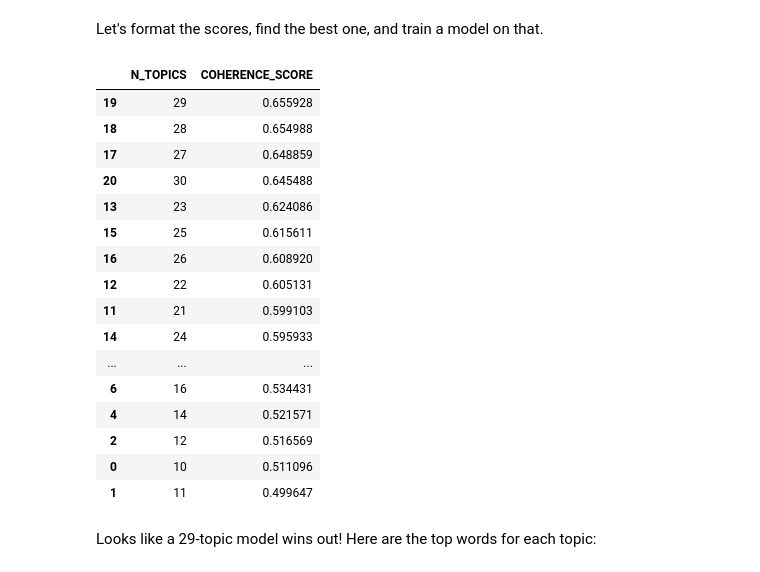
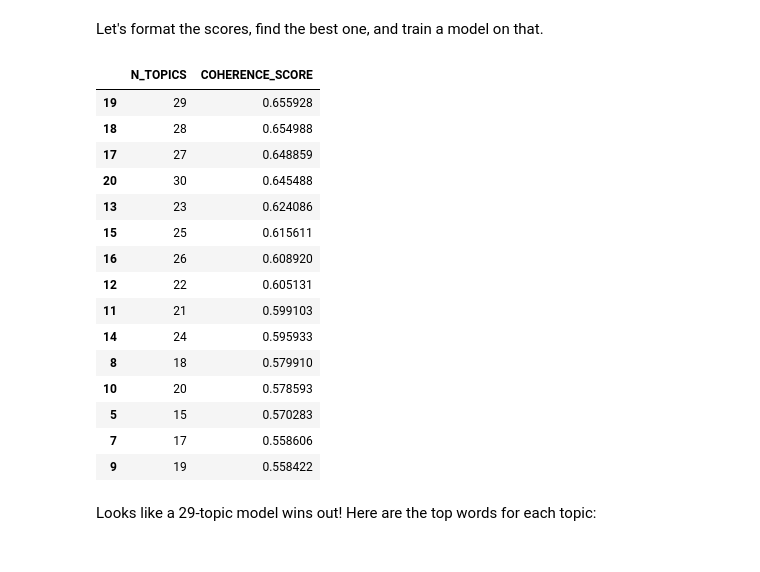
Before and after one commit to ucdavisdatalab/workshop_getting_started_with_textual_data, a Jupyter notebook: _sources/06_topic-modeling.ipynb, the cells around one changed output. Drawn from its saved outputs; the diff is of its cells as text; code cells hidden in the pictures.

```diff
--- a/_sources/06_topic-modeling.ipynb
+++ b/_sources/06_topic-modeling.ipynb
@@ -590,25 +598,24 @@ best_n_topic = coherence_scores.nlargest(1, 'COHERENCE_SCORE')['N_TOPICS'].item(
 best_model = tp.LDAModel(k = best_n_topic, corpus = corpus, seed = 357)
 best_model.train(iter = n_iters)
 # %%
-coherence_scores
+coherence_scores.head(15)
 # %% [output]
 |  | N_TOPICS | COHERENCE_SCORE |
 | 19 | 29 | 0.655928 |
 | 18 | 28 | 0.654988 |
 | 17 | 27 | 0.648859 |
 | 20 | 30 | 0.645488 |
 | 13 | 23 | 0.624086 |
 | 15 | 25 | 0.615611 |
 | 16 | 26 | 0.608920 |
 | 12 | 22 | 0.605131 |
 | 11 | 21 | 0.599103 |
 | 14 | 24 | 0.595933 |
-| ... | ... | ... |
-| 6 | 16 | 0.534431 |
-| 4 | 14 | 0.521571 |
-| 2 | 12 | 0.516569 |
-| 0 | 10 | 0.511096 |
-| 1 | 11 | 0.499647 |
+| 8 | 18 | 0.579910 |
+| 10 | 20 | 0.578593 |
+| 5 | 15 | 0.570283 |
+| 7 | 17 | 0.558606 |
+| 9 | 19 | 0.558422 |
 # %% [markdown]
 Looks like a 29-topic model wins out! Here are the top words for each topic:
 # %%
```
Also changed, not shown: parts of 56 cells of this notebook, 2 other files.
